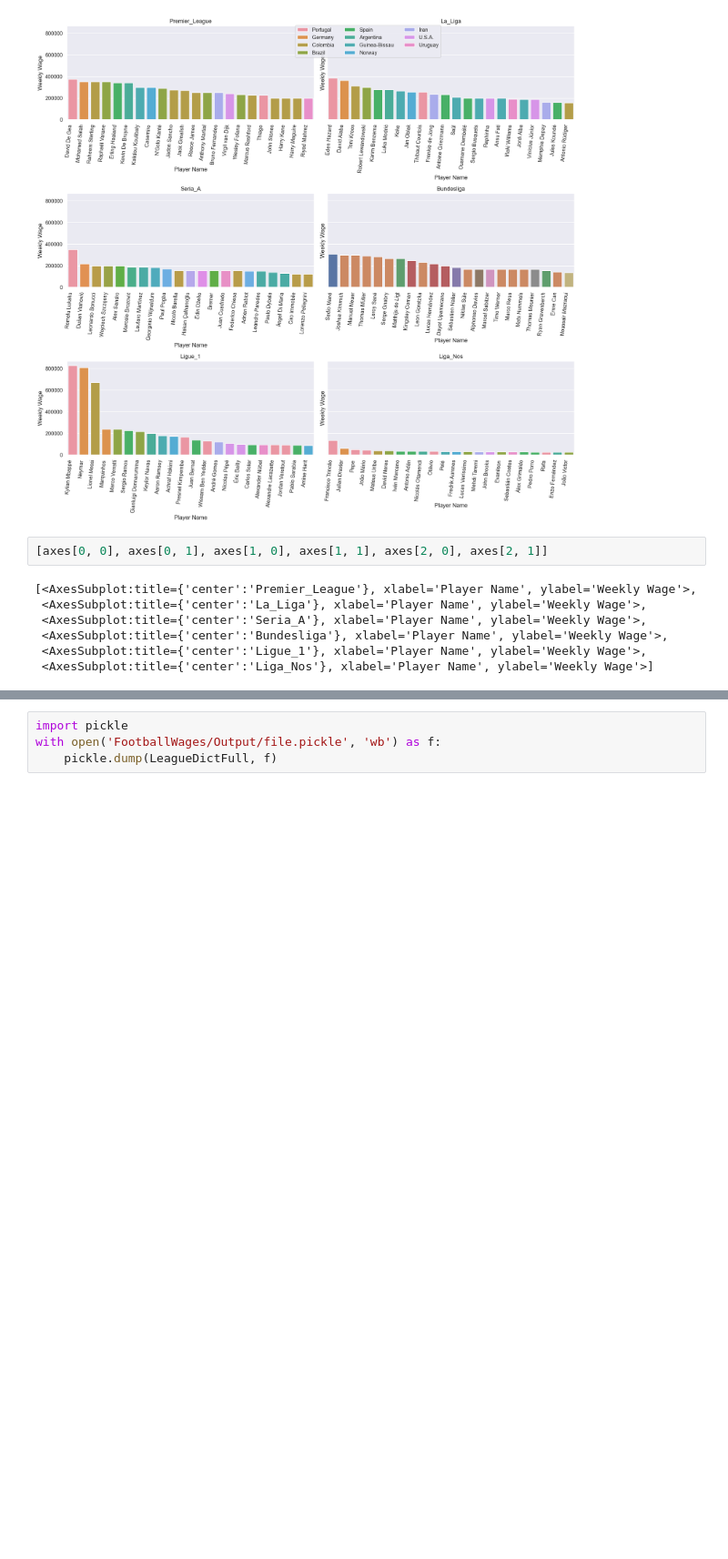
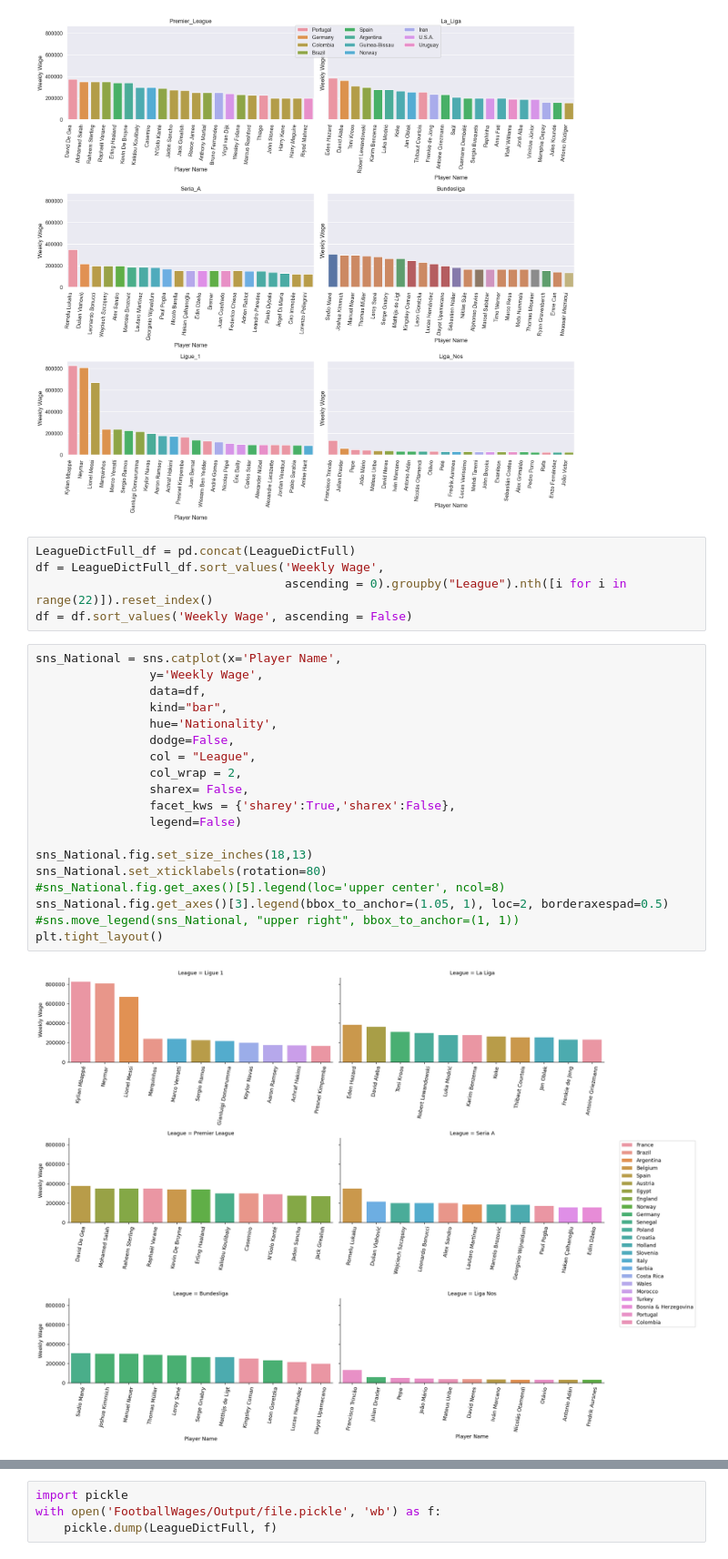
Before and after one commit to Macosso/FootballWages, a Jupyter notebook: Exploratory Analysis Of Footbal Wages.ipynb, the cells around one changed output, grey strips where cells are left out. Shown at 91% size. Saved outputs shown, nothing was run; the diff lists cells and outputs as text; blank space fills up the shorter version.

```diff
--- a/Exploratory Analysis Of Footbal Wages.ipynb
+++ b/Exploratory Analysis Of Footbal Wages.ipynb
@@ -128,12 +130,29 @@ fig.legend(handles, labels, loc='upper right', ncol=3, bbox_to_anchor=(.75, 0.98
 plt.tight_layout()
 # %% [output]
 [figure]
-# %%
-[axes[0, 0], axes[0, 1], axes[1, 0], axes[1, 1], axes[2, 0], axes[2, 1]]
-# %% [output]
-[<AxesSubplot:title={'center':'Premier_League'}, xlabel='Player Name', ylabel='Weekly Wage'>,
- <AxesSubplot:title={'center':'La_Liga'}, xlabel='Player Name', ylabel='Weekly Wage'>,
- <AxesSubplot:title={'center':'Seria_A'}, xlabel='Player Name', ylabel='Weekly Wage'>,
- <AxesSubplot:title={'center':'Bundesliga'}, xlabel='Player Name', ylabel='Weekly Wage'>,
- <AxesSubplot:title={'center':'Ligue_1'}, xlabel='Player Name', ylabel='Weekly Wage'>,
- <AxesSubplot:title={'center':'Liga_Nos'}, xlabel='Player Name', ylabel='Weekly Wage'>]
+# %%
+LeagueDictFull_df = pd.concat(LeagueDictFull)
+df = LeagueDictFull_df.sort_values('Weekly Wage',
+                                   ascending = 0).groupby("League").nth([i for i in range(22)]).reset_index()
+df = df.sort_values('Weekly Wage', ascending = False)
+# %%
+sns_National = sns.catplot(x='Player Name',
+                y='Weekly Wage',
+                data=df,
+                kind="bar",
+                hue='Nationality',
+                dodge=False,
+                col = "League",
+                col_wrap = 2,
+                sharex= False,
+                facet_kws = {'sharey':True,'sharex':False},
+                legend=False)
+
+sns_National.fig.set_size_inches(18,13)
+sns_National.set_xticklabels(rotation=80)
+#sns_National.fig.get_axes()[5].legend(loc='upper center', ncol=8)
+sns_National.fig.get_axes()[3].legend(bbox_to_anchor=(1.05, 1), loc=2, borderaxespad=0.5)
+#sns.move_legend(sns_National, "upper right", bbox_to_anchor=(1, 1))
+plt.tight_layout()
+# %% [output]
+[figure, added]
```
Also changed, not shown: parts of 14 cells of this notebook.
